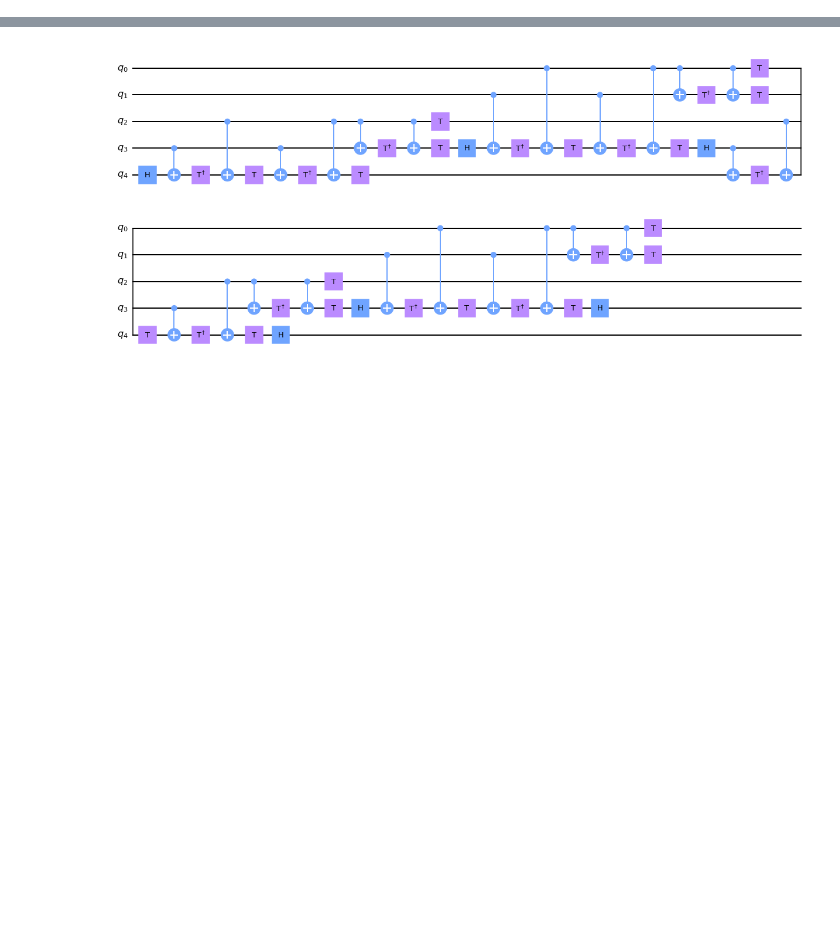
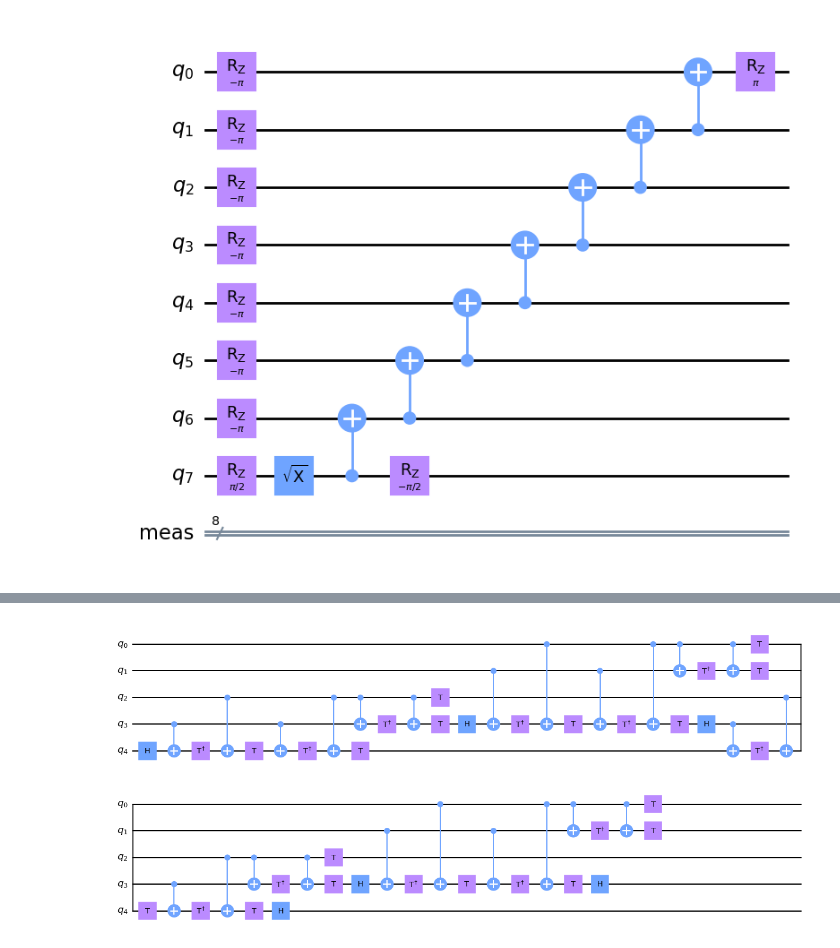
Before and after one commit to quantum-compiler/quartz, a Jupyter notebook: experiment/deprecated/Qiskit.ipynb, the cells around one changed output, grey strips where cells are left out. Saved outputs shown, nothing was run; the diff lists cells and outputs as text; code cells hidden in the pictures; blank space fills up the shorter version.

```diff
--- a/experiment/deprecated/Qiskit.ipynb
+++ b/experiment/deprecated/Qiskit.ipynb
@@ -5,0 +11,5 @@ backend = FakeBoeblingen()
+# %%
+circ = transpile(circ, basis_gates=["cx", "rz", "sx", "x"], optimization_level=3)
+circ.draw(output='mpl')
+# %% [output]
+[figure, added]
```
Also changed, not shown: parts of 5 cells of this notebook, 1 other file.
